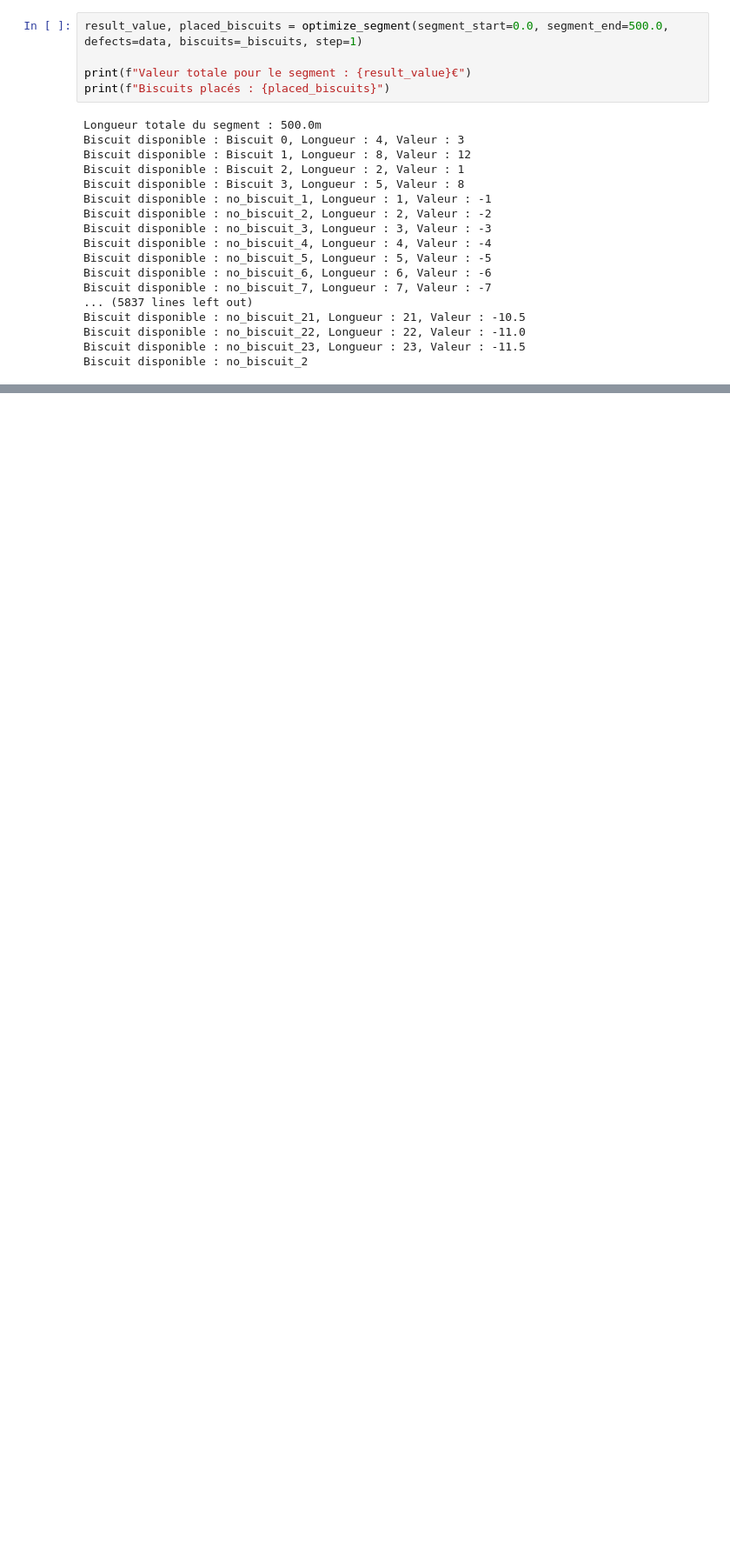
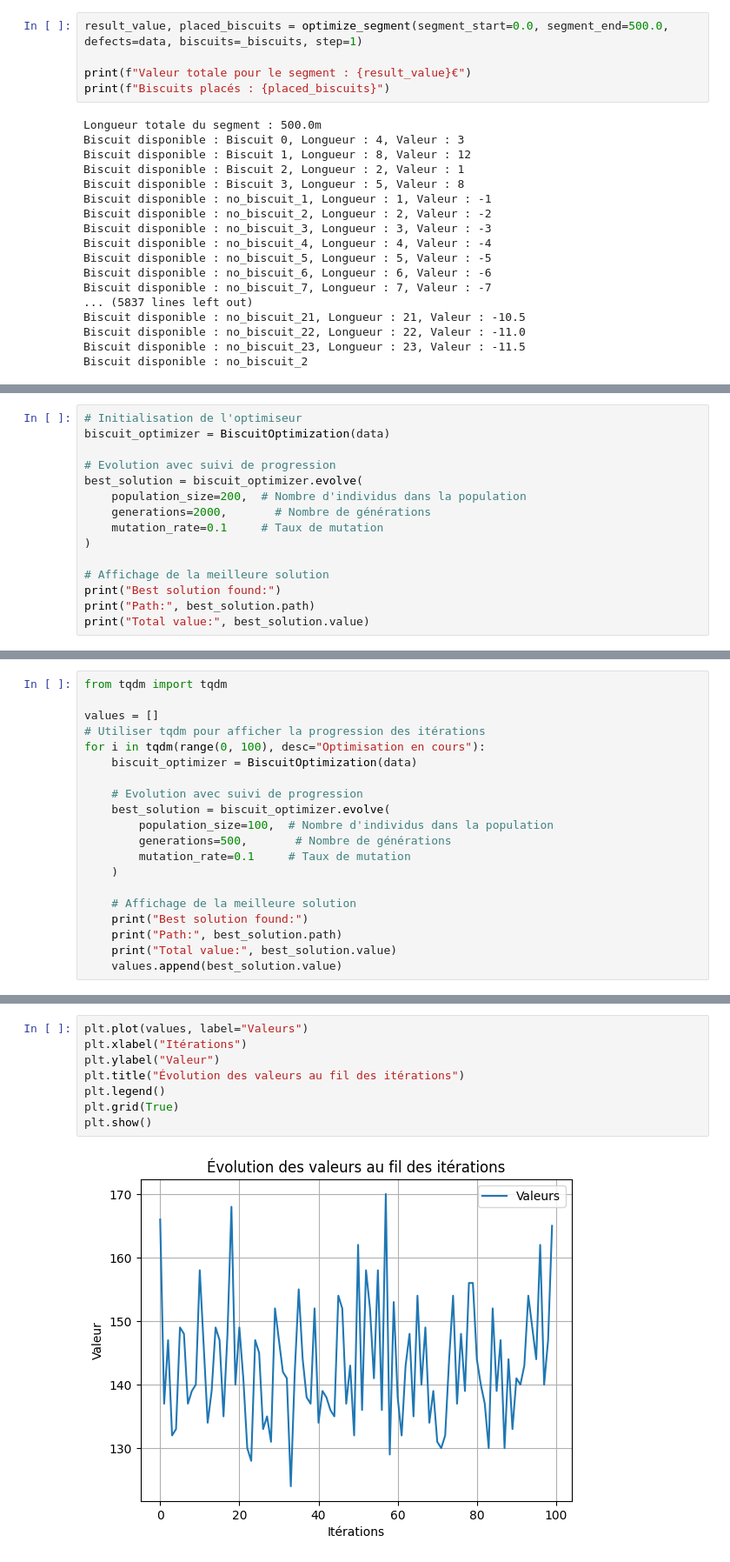
Before and after one commit to Tom-dlhy/AI-Algorithms-Challenge, a Jupyter notebook: TOM_EXPLO/tom_explo.ipynb, the cells around one changed output, grey strips where cells are left out. Shown at 87% size. Drawn from its saved outputs; the diff is of its cells as text; blank space fills up the shorter version.

```diff
--- a/TOM_EXPLO/tom_explo.ipynb
+++ b/TOM_EXPLO/tom_explo.ipynb
@@ -237,0 +606,15 @@ pb = BiscuitOptimization(data)
+# %%
+# Initialisation de l'optimiseur
+biscuit_optimizer = BiscuitOptimization(data)
+
+# Evolution avec suivi de progression
+best_solution = biscuit_optimizer.evolve(
+    population_size=200,  # Nombre d'individus dans la population
+    generations=2000,       # Nombre de générations
+    mutation_rate=0.1     # Taux de mutation
+)
+
+# Affichage de la meilleure solution
+print("Best solution found:")
+print("Path:", best_solution.path)
+print("Total value:", best_solution.value)
@@ -237,0 +625,20 @@ pb = BiscuitOptimization(data)
+# %%
+from tqdm import tqdm
+
+values = []
+# Utiliser tqdm pour afficher la progression des itérations
+for i in tqdm(range(0, 100), desc="Optimisation en cours"):
+    biscuit_optimizer = BiscuitOptimization(data)
+
+    # Evolution avec suivi de progression
+    best_solution = biscuit_optimizer.evolve(
+        population_size=100,  # Nombre d'individus dans la population
+        generations=500,       # Nombre de générations
+        mutation_rate=0.1     # Taux de mutation
+    )
+
+    # Affichage de la meilleure solution
+    print("Best solution found:")
+    print("Path:", best_solution.path)
+    print("Total value:", best_solution.value)
+    values.append(best_solution.value)
@@ -237,0 +687,10 @@ pb = BiscuitOptimization(data)
+# %%
+plt.plot(values, label="Valeurs")
+plt.xlabel("Itérations")
+plt.ylabel("Valeur")
+plt.title("Évolution des valeurs au fil des itérations")
+plt.legend()
+plt.grid(True)
+plt.show()
+# %% [output]
+[figure, added]
```
Also changed, not shown: parts of 23 cells of this notebook, 1 other file.
